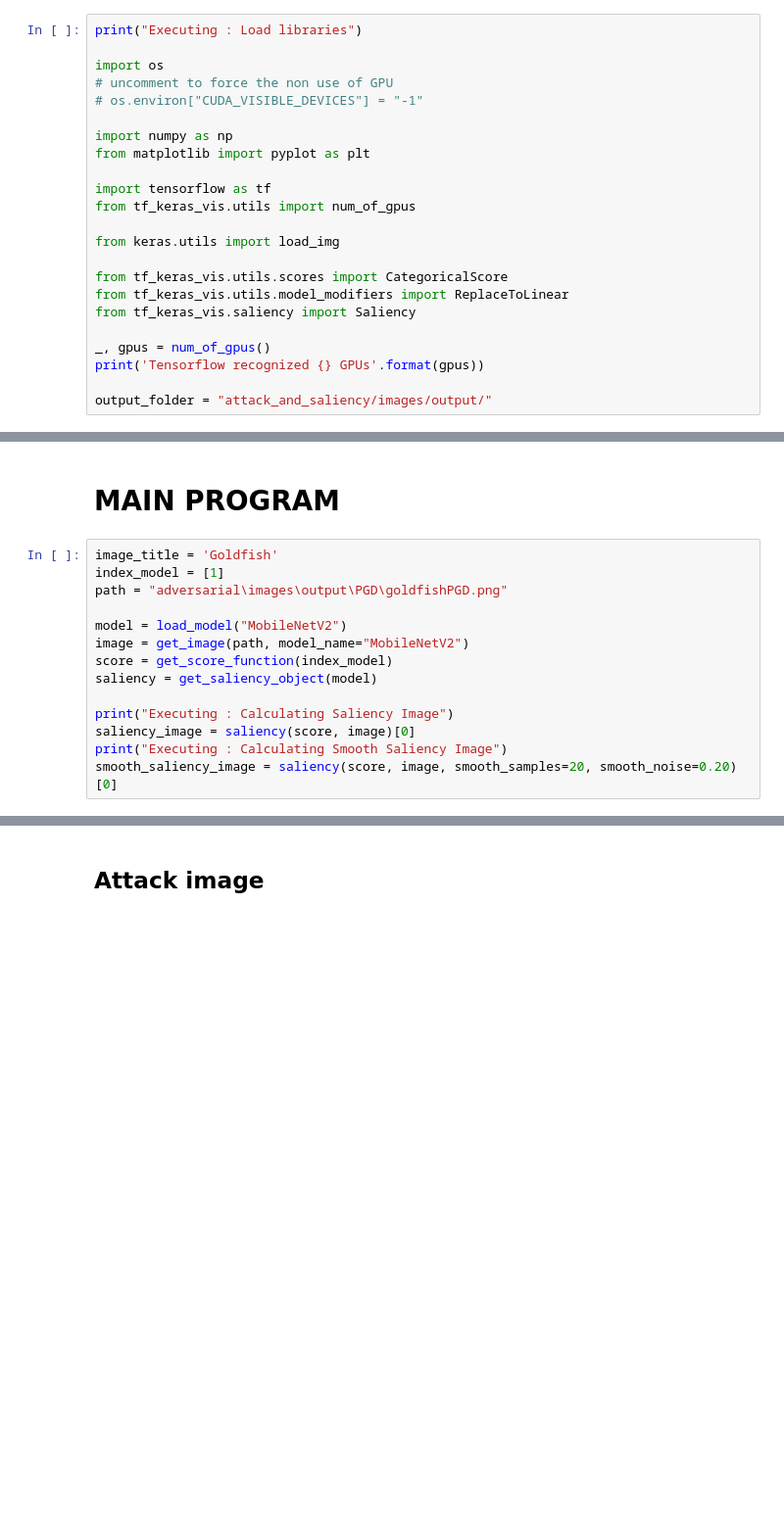
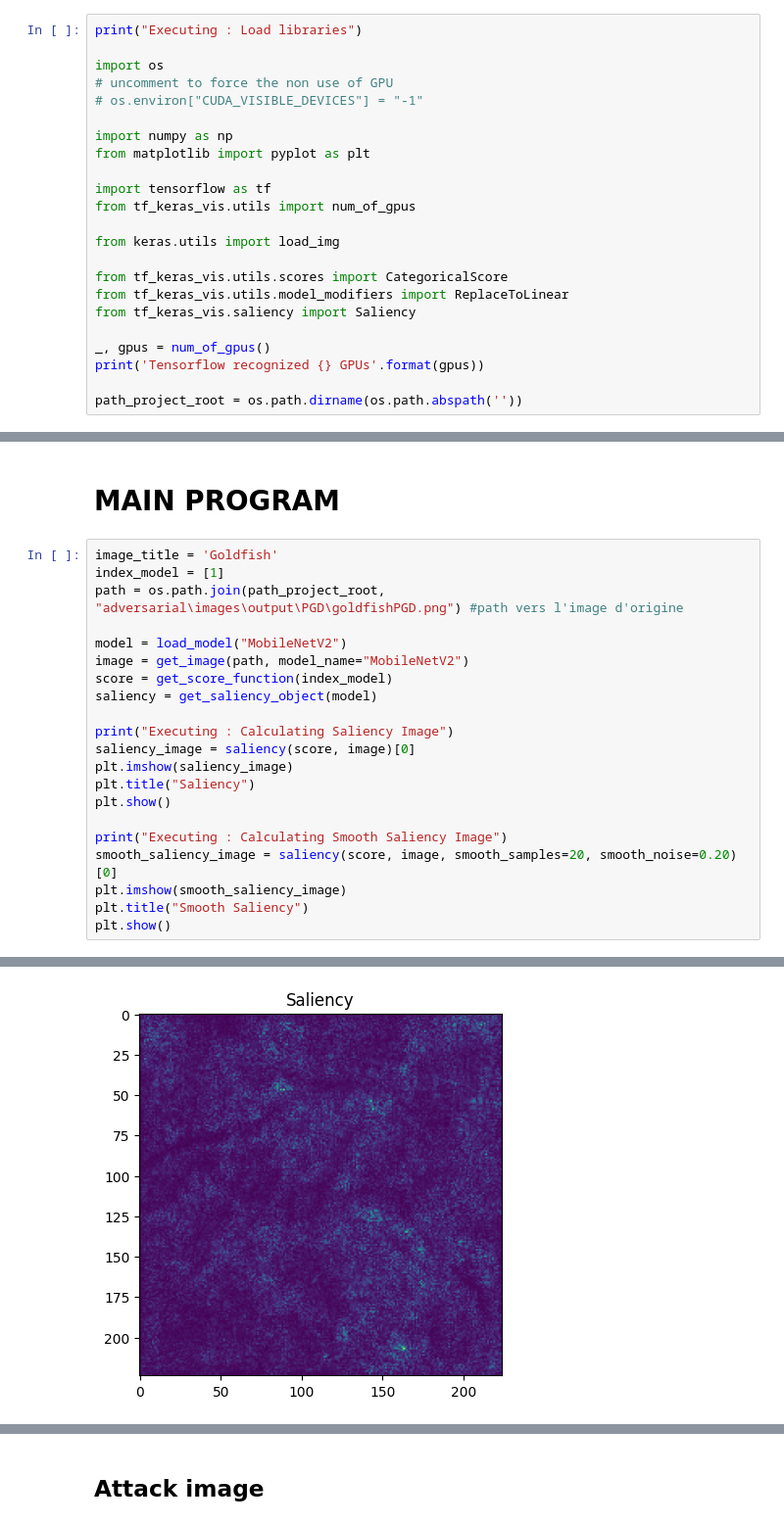
Before and after one commit to ArthurDelannoyazerty/S8-Explicability, a Jupyter notebook: attack_and_saliency/script.ipynb, the cells around one changed output, grey strips where cells are left out. Shown at 98% size. Saved outputs shown, nothing was run; the diff lists cells and outputs as text; blank space fills up the shorter version.

```diff
--- a/attack_and_saliency/script.ipynb
+++ b/attack_and_saliency/script.ipynb
@@ -22,7 +22,7 @@ from tf_keras_vis.saliency import Saliency
 _, gpus = num_of_gpus()
 print('Tensorflow recognized {} GPUs'.format(gpus))
 
-output_folder = "attack_and_saliency/images/output/"
+path_project_root = os.path.dirname(os.path.abspath(''))
 # %% [output]
 Executing : Load libraries
 Tensorflow recognized 0 GPUs
@@ -178,7 +174,7 @@ ImportError: DLL load failed while importing cv2: Le module spécifié est intro
 # %%
 image_title = 'Goldfish'
 index_model = [1]
-path = "adversarial\images\output\PGD\goldfishPGD.png"
+path = os.path.join(path_project_root, "adversarial\images\output\PGD\goldfishPGD.png") #path vers l'image d'origine
 
 model = load_model("MobileNetV2")
 image = get_image(path, model_name="MobileNetV2")
@@ -187,5 +183,13 @@ saliency = get_saliency_object(model)
 
 print("Executing : Calculating Saliency Image")
 saliency_image = saliency(score, image)[0]
+plt.imshow(saliency_image)
+plt.title("Saliency")
+plt.show()
+
 print("Executing : Calculating Smooth Saliency Image")
 smooth_saliency_image = saliency(score, image, smooth_samples=20, smooth_noise=0.20)[0]
+plt.imshow(smooth_saliency_image)
+plt.title("Smooth Saliency")
+plt.show()
+# %% [output]
@@ -191,0 +201 @@ smooth_saliency_image = saliency(score, image, smooth_samples=20, smooth_noise=0
+[figure, added]
```
Also changed, not shown: parts of 5 cells of this notebook, 3 other files.
